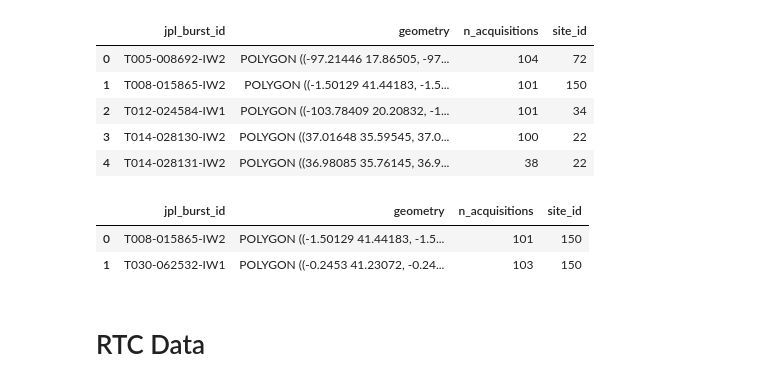
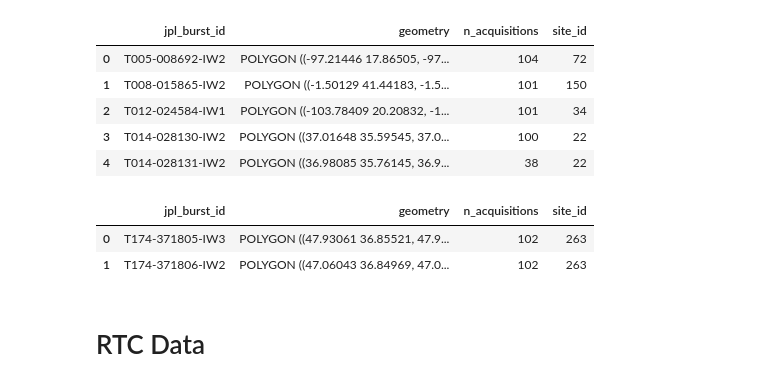
Before and after one commit to OPERA-Cal-Val/dist-s1-validation-harness, a Jupyter notebook: ts-explore-by-site-stream.ipynb, the cells around one changed output. Drawn from its saved outputs; the diff is of its cells as text; code cells hidden in the pictures.

```diff
--- a/ts-explore-by-site-stream.ipynb
+++ b/ts-explore-by-site-stream.ipynb
@@ -17,8 +17,8 @@ from val_io import get_burst_time_series_around_point
 # %% [markdown]
 # Parameters
 # %%
-SITE_ID = 150 #95
-IDX_BURST = 0 # should be 0 or 1 though 1 will not always work if there is only 1 burst for a site.
+SITE_ID = 263 #95
+IDX_BURST = 1 # should be 0 or 1 though 1 will not always work if there is only 1 burst for a site.
 LOOKBACK_LENGTH_DAYS = 365
 LOOKBACK_WINDOW = 5
 N_WORKERS_IO = 10
@@ -56,12 +55,12 @@ df_val_bursts.head()
 | 3 | T014-028130-IW2 | POLYGON ((37.01648 35.59545, 37.0... | 100 | 22 |
 | 4 | T014-028131-IW2 | POLYGON ((36.98085 35.76145, 36.9... | 38 | 22 |
 # %%
-df_bursts_for_site = df_val_bursts[df_val_bursts.jpl_burst_id.isin(df_site.jpl_burst_id)].reset_index(drop=True)
+df_bursts_for_site = df_val_bursts[df_val_bursts.site_id == SITE_ID].reset_index(drop=True)
 df_bursts_for_site.head()
 # %% [output]
 |  | jpl_burst_id | geometry | n_acquisitions | site_id |
-| 0 | T008-015865-IW2 | POLYGON ((-1.50129 41.44183, -1.5... | 101 | 150 |
-| 1 | T030-062532-IW1 | POLYGON ((-0.2453 41.23072, -0.24... | 103 | 150 |
+| 0 | T174-371805-IW3 | POLYGON ((47.93061 36.85521, 47.9... | 102 | 263 |
+| 1 | T174-371806-IW2 | POLYGON ((47.06043 36.84969, 47.0... | 102 | 263 |
 # %% [markdown]
 # RTC Data
 # %%
```
Also changed, not shown: parts of 11 cells of this notebook, 1 other file.
